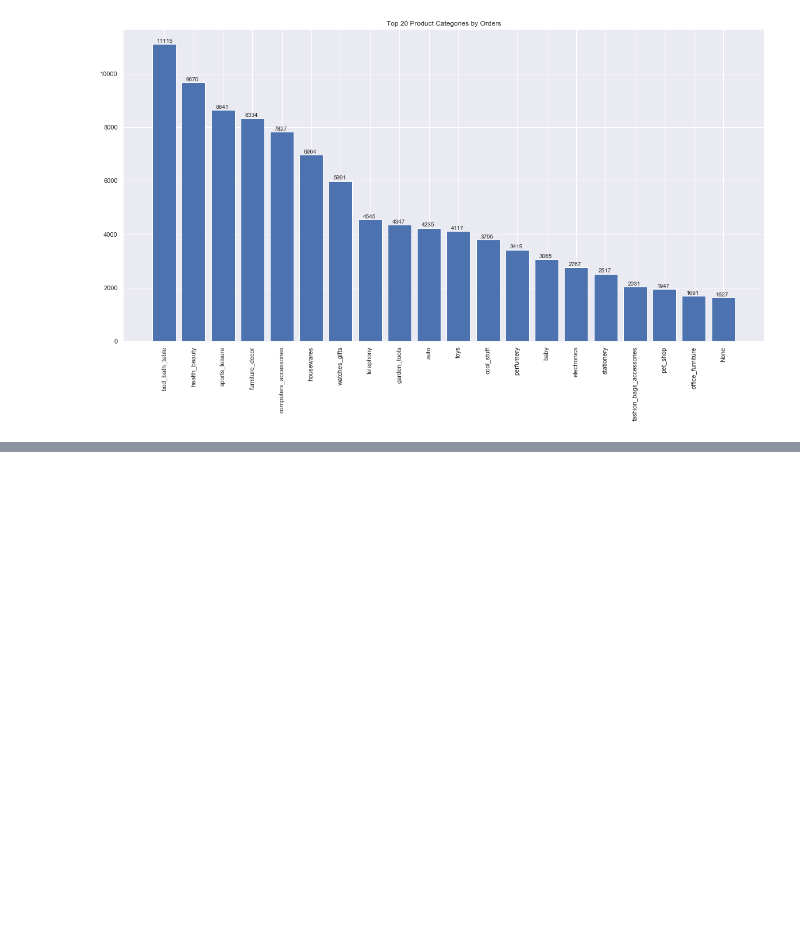
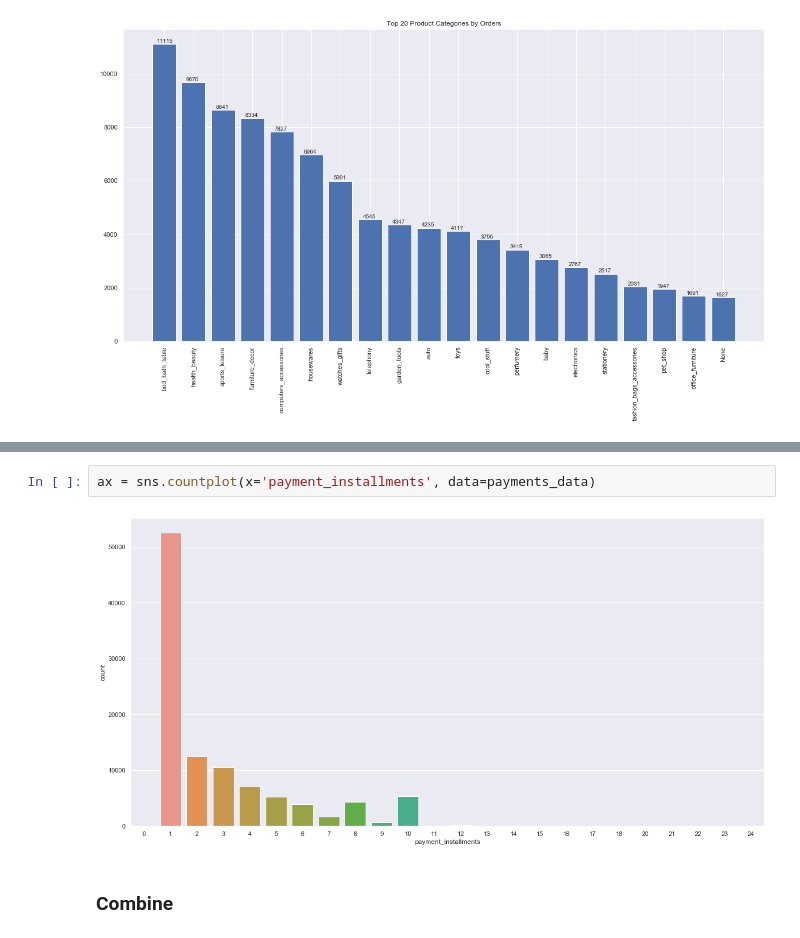
Before and after one commit to Women-in-Data-Science-Taipei/2020-WiDS-Taipei-MLCC-Workshop, a Jupyter notebook: data_exploration/exploration.ipynb, the cells around one changed output, grey strips where cells are left out. Saved outputs shown, nothing was run; the diff lists cells and outputs as text; blank space fills up the shorter version.

```diff
--- a/data_exploration/exploration.ipynb
+++ b/data_exploration/exploration.ipynb
@@ -329,0 +637,6 @@ for i, value in enumerate(order_product_values):
+# %%
+ax = sns.countplot(x='payment_installments', data=payments_data)
+# %% [output]
+[figure, added]
+# %% [markdown]
+### Combine
```
Also changed, not shown: parts of 47 cells of this notebook.
